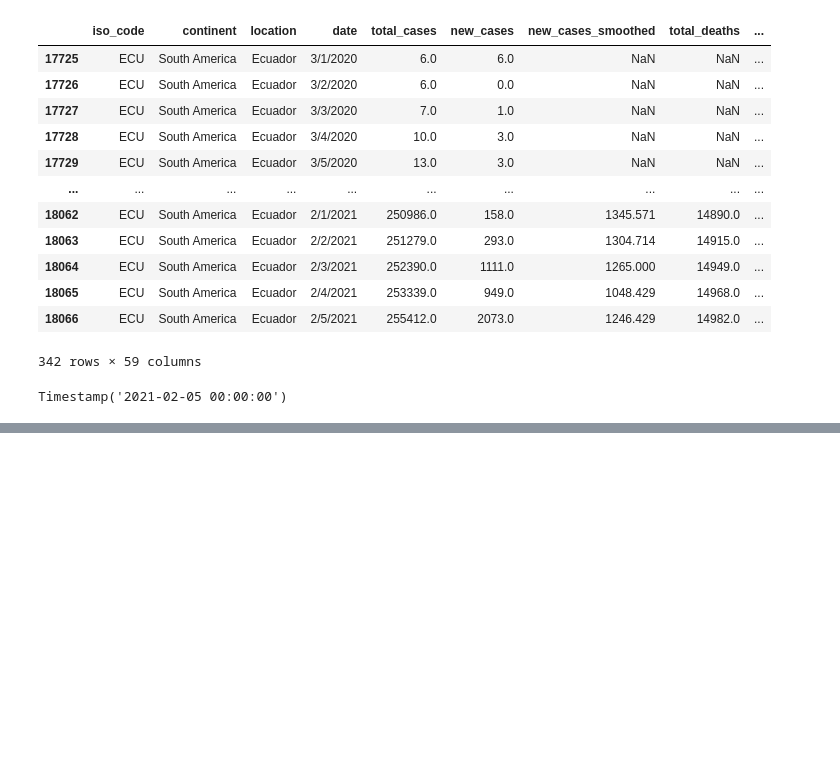
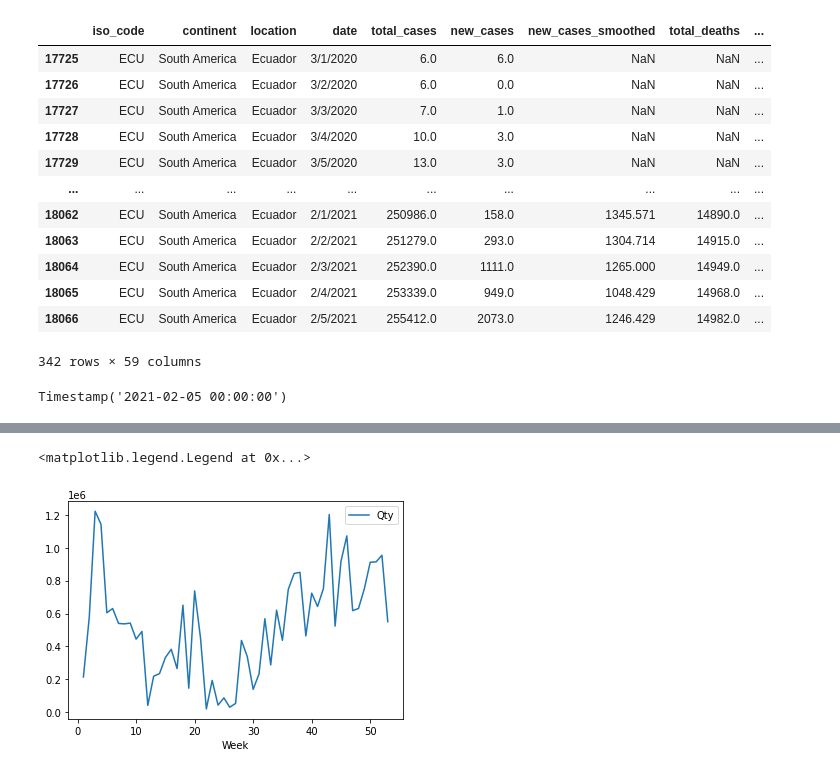
Before and after one commit to RafaelGFernandez01/first_project-, a Jupyter notebook: first-project .ipynb, the cells around one changed output, grey strips where cells are left out. Cells and saved outputs as stored; diff of their text form; code cells hidden in the pictures; blank space fills up the shorter version.

```diff
--- a/first-project .ipynb
+++ b/first-project .ipynb
@@ -156,0 +233,6 @@ Name: total_cases, Length: 66967, dtype: float64>
+# %%
+total_unified_df.plot.line(x='Week', y='Qty')
+plt.legend()
+# %% [output]
+<matplotlib.legend.Legend at 0x...>
+[figure, added]
```
Also changed, not shown: parts of 29 cells of this notebook.
